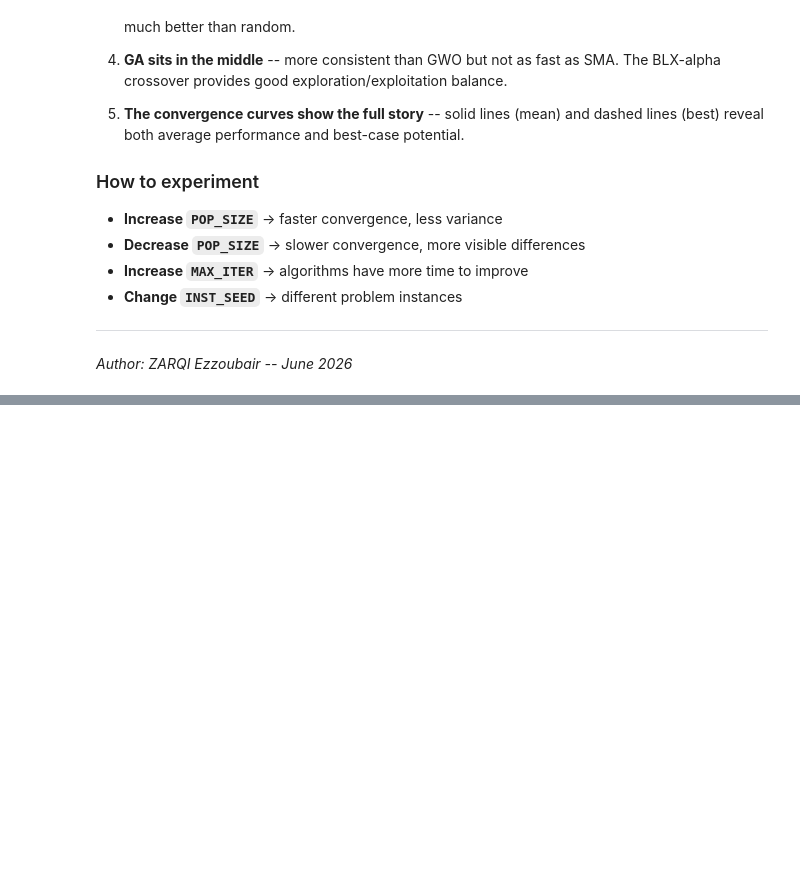
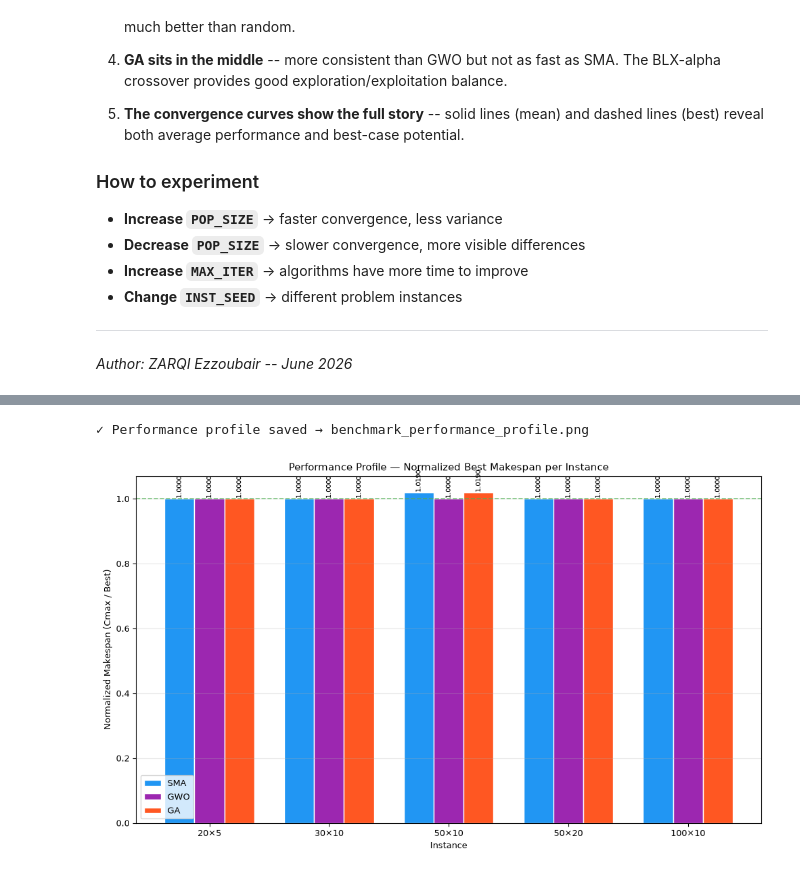
Before and after one commit to regisx001/flow-shop-scheduling, a Jupyter notebook: benchmark.ipynb, the cells around one changed output, grey strips where cells are left out. Saved outputs shown, nothing was run; the diff lists cells and outputs as text; code cells hidden in the pictures; blank space fills up the shorter version.

```diff
--- a/benchmark.ipynb
+++ b/benchmark.ipynb
@@ -448,0 +731,52 @@ plt.savefig("benchmark_boxplot.png", dpi=150, bbox_inches="tight");
+# %%
+# ── Performance profile (normalized makespan) ─────
+fig, ax = plt.subplots(figsize=(10, 6))
+
+inst_labels = [i[0] for i in INSTANCES]
+n_inst = len(INSTANCES)
+
+# Collect best makespan per instance (the minimum across all methods)
+sma_bests, gwo_bests, ga_bests = [], [], []
+best_overall = []
+
+for label, _, _ in INSTANCES:
+    stats = {s.method: s for s in all_stats[label]}
+    sma_bests.append(stats["SMA"].best)
+    gwo_bests.append(stats["GWO"].best)
+    ga_bests.append(stats["GA"].best)
+    best_overall.append(min(stats["SMA"].best, stats["GWO"].best, stats["GA"].best))
+
+sma_norm = [sma_bests[i] / best_overall[i] for i in range(n_inst)]
+gwo_norm = [gwo_bests[i] / best_overall[i] for i in range(n_inst)]
+ga_norm = [ga_bests[i] / best_overall[i] for i in range(n_inst)]
+
+x = np.arange(n_inst)
+width = 0.25
+
+ax.bar(x - width, sma_norm, width, label="SMA", color="#2196F3", edgecolor="white")
+ax.bar(x, gwo_norm, width, label="GWO", color="#9C27B0", edgecolor="white")
+ax.bar(x + width, ga_norm, width, label="GA", color="#FF5722", edgecolor="white")
+
+ax.axhline(1.0, color="#4CAF50", linestyle="--", linewidth=1.2, alpha=0.7)
+ax.set_xlabel("Instance")
+ax.set_ylabel("Normalized Makespan (Cmax / Best)")
+ax.set_title("Performance Profile — Normalized Best Makespan per Instance")
+ax.set_xticks(x)
+ax.set_xticklabels(inst_labels)
+ax.legend()
+ax.grid(True, axis="y", alpha=0.3)
+
+# Annotate
+for i in range(n_inst):
+    for j, (vals, xpos) in enumerate([(sma_norm, x - width),
+                                       (gwo_norm, x),
+                                       (ga_norm, x + width)]):
+        ax.text(xpos[i], vals[i] + 0.001, f"{vals[i]:.4f}",
+                ha="center", va="bottom", fontsize=7, rotation=90)
+
+plt.tight_layout()
+plt.savefig("benchmark_performance_profile.png", dpi=150, bbox_inches="tight");
+print("✓ Performance profile saved → benchmark_performance_profile.png")
+# %% [output]
+✓ Performance profile saved → benchmark_performance_profile.png
+[figure, added]
```
Also changed, not shown: parts of 13 cells of this notebook, 9 other files.
